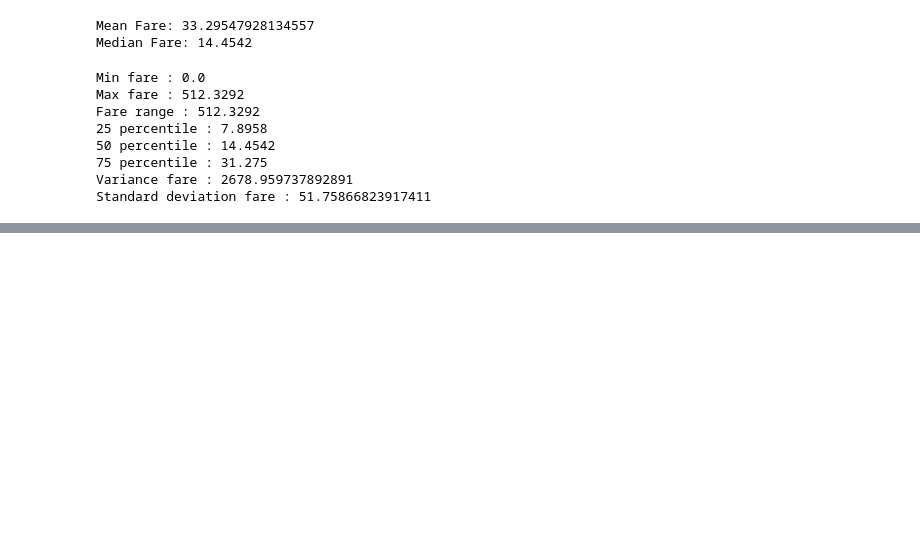
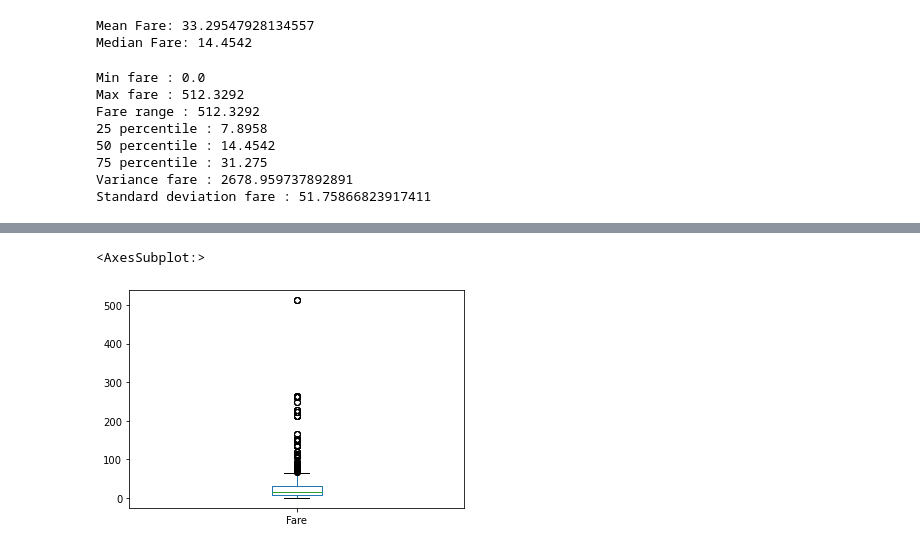
Before and after one commit to walecole/Titanic, a Jupyter notebook: notebooks/1.0-ak-exploring-processing-data.ipynb, the cells around one changed output, grey strips where cells are left out. Drawn from its saved outputs; the diff is of its cells as text; code cells hidden in the pictures; blank space fills up the shorter version.

```diff
--- a/notebooks/1.0-ak-exploring-processing-data.ipynb
+++ b/notebooks/1.0-ak-exploring-processing-data.ipynb
@@ -258,0 +263,6 @@ Standard deviation fare : 51.75866823917411
+# %%
+# box-whisker plot
+df.Fare.plot(kind='box')
+# %% [output]
+<AxesSubplot:>
+[figure, added]
```
Also changed, not shown: parts of 8 cells of this notebook.
